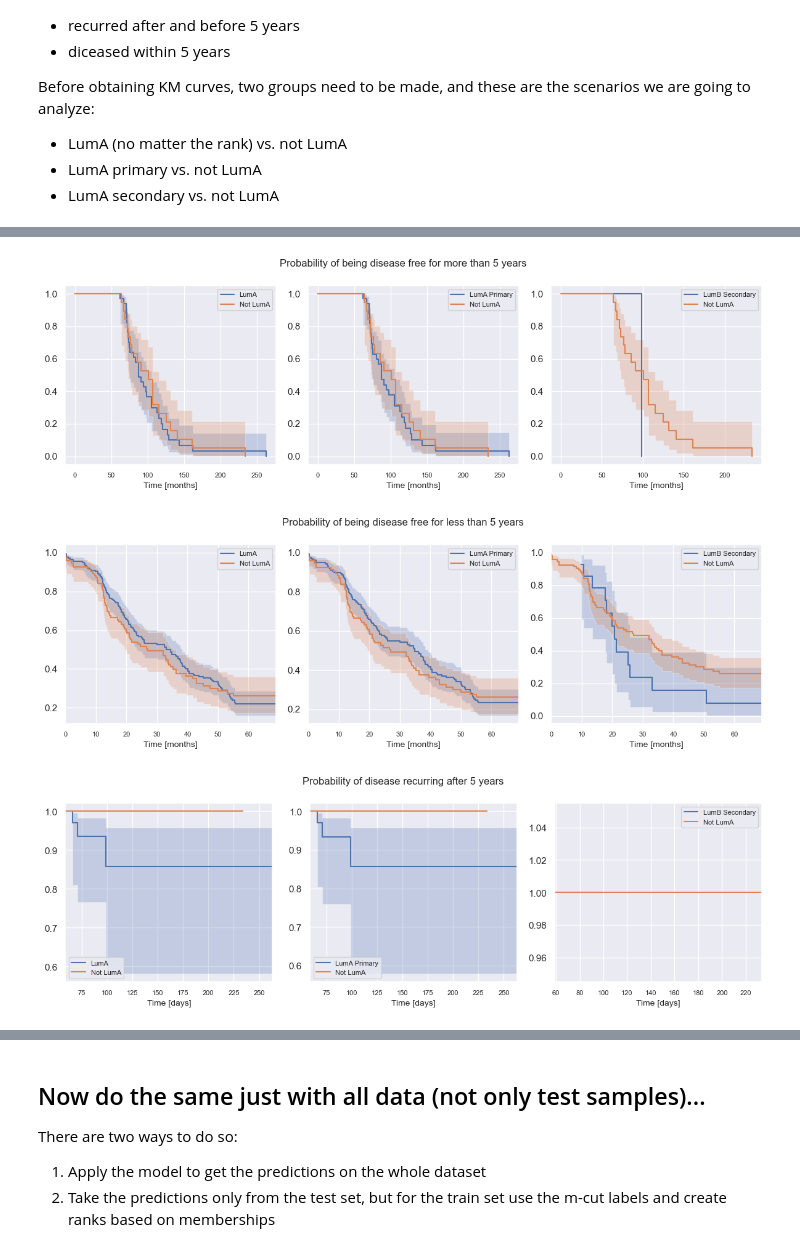
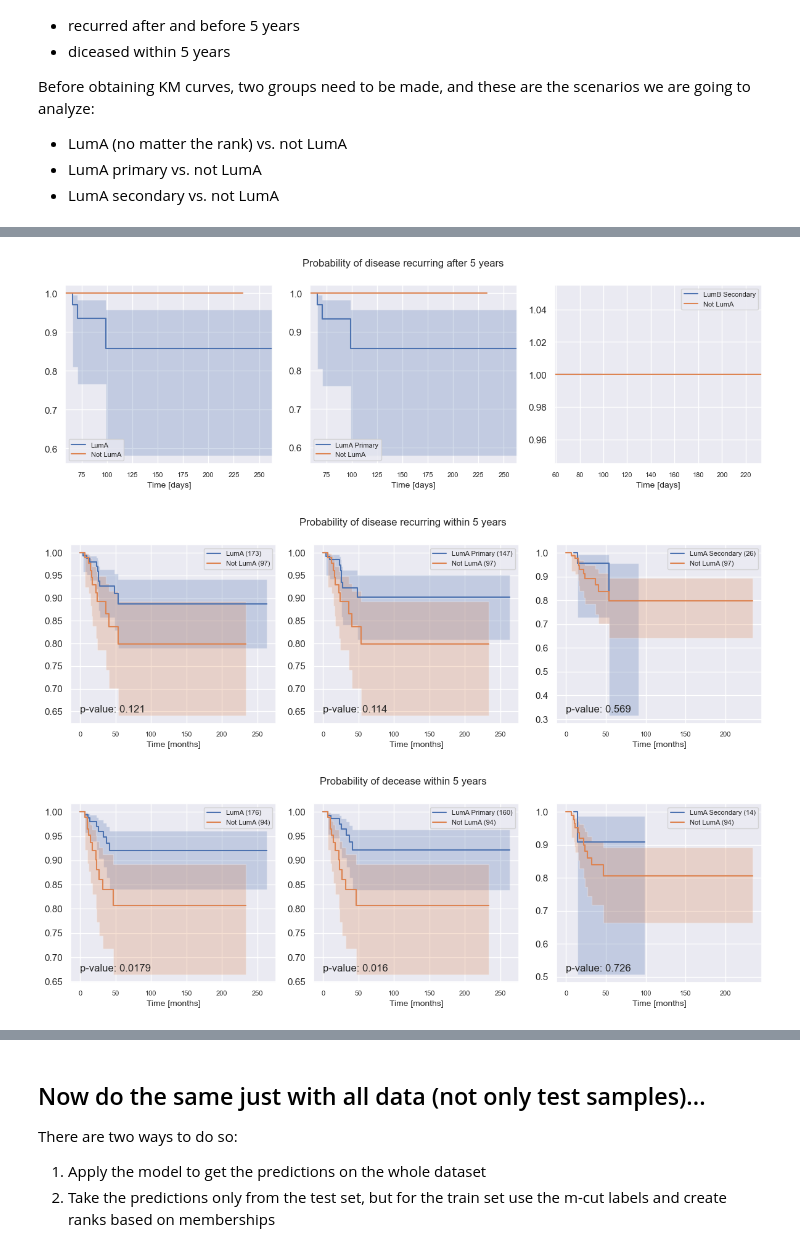
Before and after one commit to ivamilojkovic/ML-GeneExpression-CancerSubtype-Classification, a Jupyter notebook: notebooks/clinical_evaluation.ipynb, the cells around one changed output, grey strips where cells are left out. Cells and saved outputs as stored; diff of their text form; code cells hidden in the pictures.

```diff
--- a/notebooks/clinical_evaluation.ipynb
+++ b/notebooks/clinical_evaluation.ipynb
@@ -56,7 +60,8 @@ with open('../data/dataset_multilabel.pkl', 'rb') as file:
     df_multi = pickle.load(file)
 
 # Set negative correlations to zero
-df_multi = discard_negative_correlations(df_multi)
+labels = ['LumA', 'LumB', 'Basal', 'Her2', 'Normal']
+df_multi[labels] = discard_negative_correlations(df_multi[labels])
 
 print(df_multi.shape)
 df_multi.head()
@@ -117,7 +128,7 @@ df_multi.rename(columns={'tcga_id': 'Patient ID'}, inplace=True)
 
 # Connect the original multilabel dataset and previously formed DataFrame with DFS and OS information
 df_multi_merged = pd.merge(df_multi, merged_df, on='Patient ID', how='left')
-df_multi_merged.drop(columns=df_multi_merged.columns[2:-9], inplace=True)
+df_multi_merged.drop(columns=df_multi_merged.columns[2:-14], inplace=True)
 df_multi_merged
 # %% [output]
 |  | Patient ID | expert_PAM50_subtype | DFS_STATUS | DFS_MONTHS | OS_STATUS | OS_MONTHS | DISEASE FREE FOR MORE THAN 5 YEARS | ... |
@@ -460,20 +616,17 @@ group_not_LumA, group_LumA, group_LumA_primary, group_LumA_secondary = create_gr
 # %%
-from sksurv.nonparametric import kaplan_meier_estimator
-from sksurv.compare import compare_survival
-
 fig, axes = plt.subplots(nrows=1, ncols=3)
 axes = axes.flatten()
-group_names = ['LumA', 'LumA Primary', 'LumB Secondary']
+group_names = ['LumA', 'LumA Primary', 'LumA Secondary']
 
 for i, df_group in enumerate([group_LumA, group_LumA_primary, group_LumA_secondary]):
 
     time, survival_prob, conf_int = kaplan_meier_estimator(
-        event=df_group['DISEASE FREE FOR MORE THAN 5 YEARS'].astype('bool'),
+        event=df_group['RECURRED AFTER 5 YEARS'].astype('bool'),
         time_exit=df_group['DFS_MONTHS'], conf_type='log-log'
     )
 
     time_not_LumA, survival_prob_not_LumA, conf_int_not_LumA = kaplan_meier_estimator(
-        event=group_not_LumA['DISEASE FREE FOR MORE THAN 5 YEARS'].astype('bool'),
+        event=group_not_LumA['RECURRED AFTER 5 YEARS'].astype('bool'),
         time_exit=group_not_LumA['DFS_MONTHS'], conf_type='log-log'
     )
 
@@ -482,76 +635,91 @@ for i, df_group in enumerate([group_LumA, group_LumA_primary, group_LumA_seconda
     axes[i].step(time_not_LumA, survival_prob_not_LumA, where='post', label='Not LumA')
     axes[i].fill_between(time_not_LumA, conf_int_not_LumA[0], conf_int_not_LumA[1], alpha=0.25, step="post")
 
-    axes[i].set_xlabel('Time [months]', fontsize=10)
+    axes[i].set_xlabel('Time [days]', fontsize=10)
     axes[i].legend(loc='best', fontsize=8)
     axes[i].xaxis.set_tick_params(labelsize=8)
+    axes[i].set_xlim([59, max(max(time), max(time_not_LumA))])
 
-fig.suptitle('Probability of being disease free for more than 5 years', fontsize=12)
+fig.suptitle('Probability of disease recurring after 5 years', fontsize=12)
 
 plt.tight_layout()
 # %% [output]
-[figure, old version]
+[figure, new version]
 # %%
 fig, axes = plt.subplots(nrows=1, ncols=3)
 axes = axes.flatten()
-group_names = ['LumA', 'LumA Primary', 'LumB Secondary']
+group_names = ['LumA', 'LumA Primary', 'LumA Secondary']
 
 for i, df_group in enumerate([group_LumA, group_LumA_primary, group_LumA_secondary]):
 
+    e1, t1 = df_group['RECURRED BEFORE 5 YEARS'].astype('bool'), df_group['DFS_MONTHS']
+    e2, t2 = group_not_LumA['RECURRED BEFORE 5 YEARS'].astype('bool'), group_not_LumA['DFS_MONTHS']
+
     time, survival_prob, conf_int = kaplan_meier_estimator(
-        event=df_group['DISEASE FREE FOR LESS THAN 5 YEARS'].astype('bool'),
-        time_exit=df_group['DFS_MONTHS'], conf_type='log-log'
+        event=e1,
+        time_exit=t1,
+        conf_type='log-log'
     )
 
     time_not_LumA, survival_prob_not_LumA, conf_int_not_LumA = kaplan_meier_estimator(
-        event=group_not_LumA['DISEASE FREE FOR LESS THAN 5 YEARS'].astype('bool'),
-        time_exit=group_not_LumA['DFS_MONTHS'], conf_type='log-log'
+        event=e2,
+        time_exit=t2,
+        conf_type='log-log'
     )
+    p_value = logrank_test(t1, t2, e1, e2).p_value
 
-    axes[i].step(time, survival_prob, where='post', label=group_names[i])
+    axes[i].step(time, survival_prob, where='post', label=group_names[i] + ' ({})'.format(e1.shape[0]))
     axes[i].fill_between(time, conf_int[0], conf_int[1], alpha=0.25, step="post")
-    axes[i].step(time_not_LumA, survival_prob_not_LumA, where='post', label='Not LumA')
+    axes[i].step(time_not_LumA, survival_prob_not_LumA, where='post', label='Not LumA ({})'.format(e2.shape[0]))
     axes[i].fill_between(time_not_LumA, conf_int_not_LumA[0], conf_int_not_LumA[1], alpha=0.25, step="post")
 
     axes[i].set_xlabel('Time [months]', fontsize=10)
     axes[i].legend(loc='best', fontsize=8)
     axes[i].xaxis.set_tick_params(labelsize=8)
-    axes[i].set_xlim([0, 69])
 
-fig.suptitle('Probability of being disease free for less than 5 years', fontsize=12)
+    anchored_text = AnchoredText("p-value: {:0.3}".format(p_value), loc=3, frameon=False)
+    axes[i].add_artist(anchored_text)
 
+fig.suptitle('Probability of disease recurring within 5 years', fontsize=12)
 plt.tight_layout()
 # %% [output]
-[figure, old version]
+[figure, new version]
 # %%
 fig, axes = plt.subplots(nrows=1, ncols=3)
 axes = axes.flatten()
-group_names = ['LumA', 'LumA Primary', 'LumB Secondary']
+group_names = ['LumA', 'LumA Primary', 'LumA Secondary']
 
 for i, df_group in enumerate([group_LumA, group_LumA_primary, group_LumA_secondary]):
 
+    e1, t1 = df_group['DECEASED WITHIN 5 YEARS'].astype('bool'), df_group['DFS_MONTHS']
+    e2, t2 = group_not_LumA['DECEASED WITHIN 5 YEARS'].astype('bool'), group_not_LumA['DFS_MONTHS']
+
     time, survival_prob, conf_int = kaplan_meier_estimator(
-        event=df_group['RECURRED AFTER 5 YEARS'].astype('bool'),
-        time_exit=df_group['DFS_MONTHS'], conf_type='log-log'
+        event=e1,
+        time_exit=t1,
+        conf_type='log-log'
     )
 
     time_not_LumA, survival_prob_not_LumA, conf_int_not_LumA = kaplan_meier_estimator(
-        event=group_not_LumA['RECURRED AFTER 5 YEARS'].astype('bool'),
-        time_exit=group_not_LumA['DFS_MONTHS'], conf_type='log-log'
+        event=e2,
+        time_exit=t2,
+        conf_type='log-log'
     )
+    p_value = logrank_test(t1, t2, e1, e2).p_value
 
-    axes[i].step(time, survival_prob, where='post', label=group_names[i])
+    axes[i].step(time, survival_prob, where='post', label=group_names[i] + ' ({})'.format(e1.shape[0]))
     axes[i].fill_between(time, conf_int[0], conf_int[1], alpha=0.25, step="post")
-    axes[i].step(time_not_LumA, survival_prob_not_LumA, where='post', label='Not LumA')
+    axes[i].step(time_not_LumA, survival_prob_not_LumA, where='post', label='Not LumA ({})'.format(e2.shape[0]))
     axes[i].fill_between(time_not_LumA, conf_int_not_LumA[0], conf_int_not_LumA[1], alpha=0.25, step="post")
 
-    axes[i].set_xlabel('Time [days]', fontsize=10)
+    axes[i].set_xlabel('Time [months]', fontsize=10)
     axes[i].legend(loc='best', fontsize=8)
     axes[i].xaxis.set_tick_params(labelsize=8)
-    axes[i].set_xlim([59, max(max(time), max(time_not_LumA))])
 
-fig.suptitle('Probability of disease recurring after 5 years', fontsize=12)
+    anchored_text = AnchoredText("p-value: {:0.3}".format(p_value), loc=3, frameon=False)
+    axes[i].add_artist(anchored_text)
 
+fig.suptitle('Probability of decease within 5 years', fontsize=12)
 plt.tight_layout()
 # %% [output]
-[figure, old version]
+[figure, new version]
```
Also changed, not shown: parts of 16 cells of this notebook, 12 other files.
